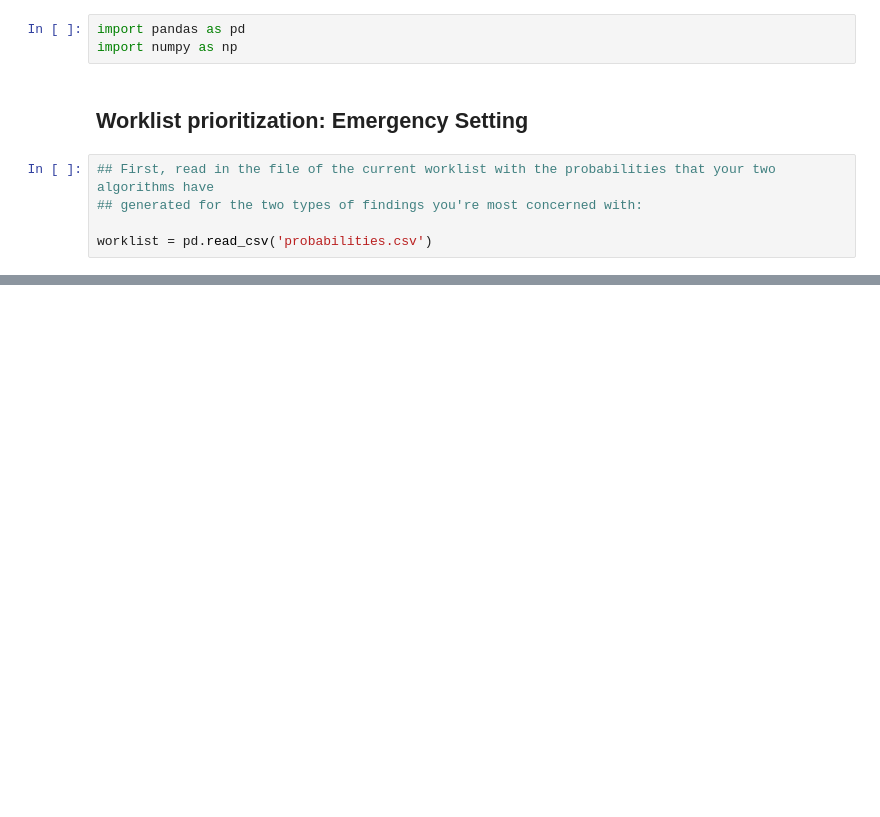
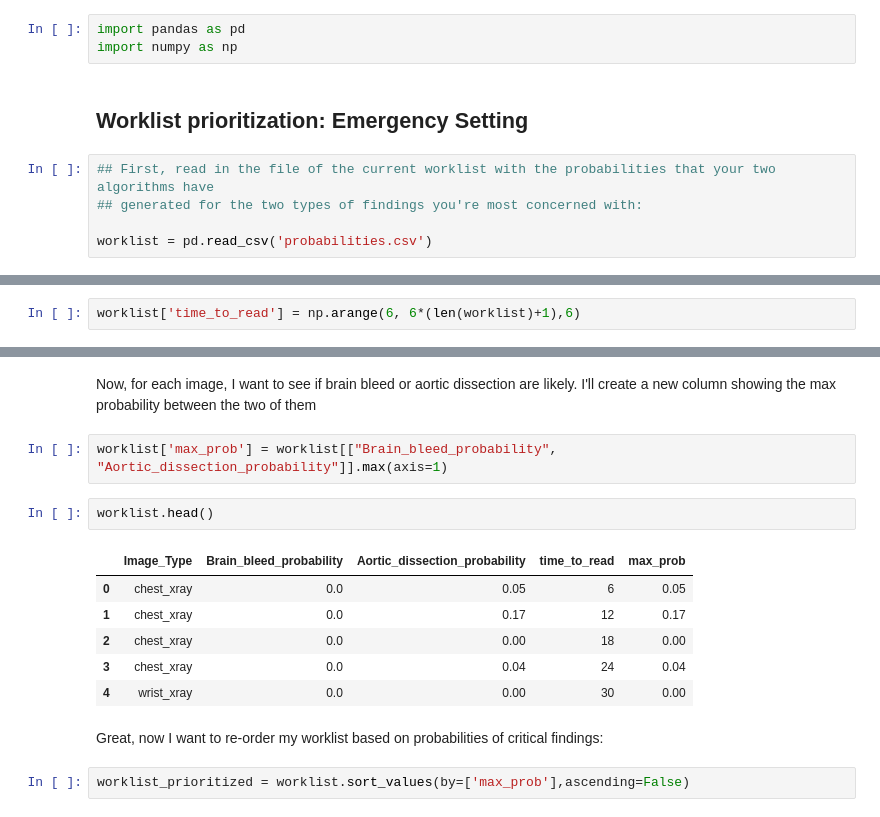
Before and after one commit to TRoboto/Udacity, a Jupyter notebook: AI for Healthcare Nanodegree/Exercise - Apply Machine Learning/Exercise.ipynb, the cells around one changed output, grey strips where cells are left out. Saved outputs shown, nothing was run; the diff lists cells and outputs as text; blank space fills up the shorter version.

```diff
--- a/AI for Healthcare Nanodegree/Exercise - Apply Machine Learning/Exercise.ipynb
+++ b/AI for Healthcare Nanodegree/Exercise - Apply Machine Learning/Exercise.ipynb
@@ -12,0 +22,2 @@ worklist.head()
+# %%
+worklist['time_to_read'] = np.arange(6, 6*(len(worklist)+1),6)
@@ -12,0 +33,17 @@ worklist.head()
+# %% [markdown]
+Now, for each image, I want to see if brain bleed or aortic dissection are likely. I'll create a new column showing the max probability between the two of them
+# %%
+worklist['max_prob'] = worklist[["Brain_bleed_probability", "Aortic_dissection_probability"]].max(axis=1)
+# %%
+worklist.head()
+# %% [output]
+|  | Image_Type | Brain_bleed_probability | Aortic_dissection_probability | time_to_read | max_prob |
+| 0 | chest_xray | 0.0 | 0.05 | 6 | 0.05 |
+| 1 | chest_xray | 0.0 | 0.17 | 12 | 0.17 |
+| 2 | chest_xray | 0.0 | 0.00 | 18 | 0.00 |
+| 3 | chest_xray | 0.0 | 0.04 | 24 | 0.04 |
+| 4 | wrist_xray | 0.0 | 0.00 | 30 | 0.00 |
+# %% [markdown]
+Great, now I want to re-order my worklist based on probabilities of critical findings:
+# %%
+worklist_prioritized = worklist.sort_values(by=['max_prob'],ascending=False)
```
Also changed, not shown: parts of 13 cells of this notebook.
